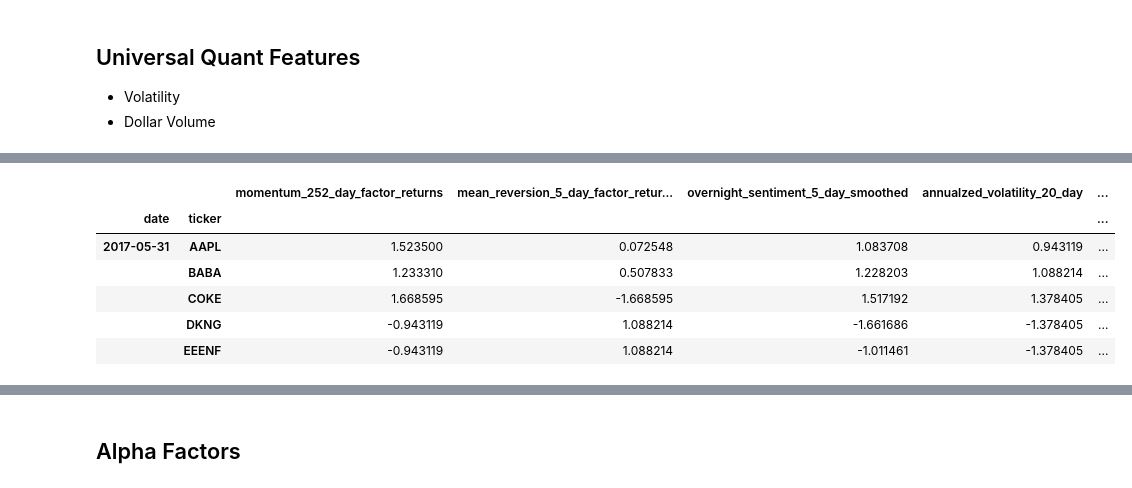
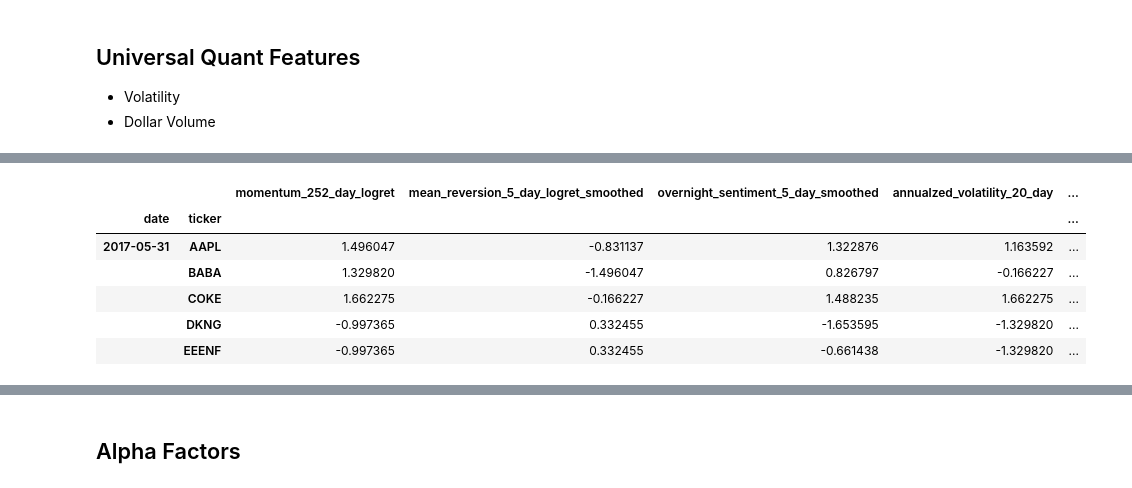
Before and after one commit to nmaiorana/svi-trading-tools, a Jupyter notebook: portfolio_analysis_ml.ipynb, the cells around one changed output, grey strips where cells are left out. Cells and saved outputs as stored; diff of their text form; code cells hidden in the pictures.

Commit message:
Adding Quant Alphas

```diff
--- a/portfolio_analysis_ml.ipynb
+++ b/portfolio_analysis_ml.ipynb
@@ -160,12 +160,14 @@ def generate_portfolio(investment_amount, stock_universe, price_histories, risk_
     optimal_weights['totalMarketValue'] = (optimal_weights['totalShares'] * optimal_weights['close'])
     return optimal_weights[(optimal_weights['totalShares'] > 0) & (optimal_weights['deltaShares'] != 0)].round(2)
 # %%
+from trading_functions import Data
+
 symbols_of_interest = ['MGM', 'PDYPF', 'NNXPF']
 # Hardcoded for now
-symbols_via_specific_criteria = ['AAPL', 'MSFT', 'GOOG', 'TSLA', 'COKE', 'IBM', 'BABA']
+symbols_via_specific_criteria = ['AAPL', 'MSFT', 'GOOG', 'TSLA', 'COKE', 'IBM', 'BABA', 'GMGMF']
 
 # Specific Portfolio Account
-account_portfolio_df = datafun.get_account_portfolio_data(td_ameritrade.parse_portfolios_list(), masked_account_number)
+account_portfolio_df = Data().get_account_portfolio_data(td_ameritrade.parse_portfolios_list(), masked_account_number)
 equity_investments_df = portfun.get_investments_by_type(account_portfolio_df, investment_type='EQUITY')
 symbols_from_account = list(equity_investments_df['symbol'].values)
 
@@ -216,9 +233,9 @@ import alphalens as al
 # %%
 all_factors = pd.concat(
 [
-    alpha_factors.momentum(price_histories, 252),
-    alpha_factors.mean_reversion_factor_returns_smoothed(price_histories, 5),
-    alpha_factors.overnight_sentiment_smoothed(price_histories, 5)
+    alpha_factors.FactorMomentum(price_histories, 252).demean().rank().zscore().for_al(),
+    alpha_factors.FactorMeanReversion(price_histories, 5).demean().rank().zscore().smoothed().rank().zscore().for_al(),
+    alpha_factors.OvernightSentiment(price_histories, 5).demean().rank().zscore().smoothed(10).rank().zscore().for_al()
 ], axis=1).dropna()
 all_factors.sort_index(inplace=True)
 
@@ -236,3 +253,12 @@ all_factors.head()
 
 - Volatility
 - Dollar Volume
+# %%
+all_factors = pd.concat(
+[
+    all_factors,
+    alpha_factors.AnnualizedVolatility(price_histories, 20).rank().zscore().for_al(),
+    alpha_factors.AnnualizedVolatility(price_histories, 120).rank().zscore().for_al()
+], axis=1).dropna()
+all_factors.sort_index(inplace=True)
+all_factors.head()
@@ -238,0 +273,9 @@ all_factors.head()
+# %%
+all_factors = pd.concat(
+[
+    all_factors,
+    alpha_factors.AverageDollarVolume(price_histories, 20).rank().zscore().for_al(),
+    alpha_factors.AverageDollarVolume(price_histories, 120).rank().zscore().for_al()
+], axis=1).dropna()
+all_factors.sort_index(inplace=True)
+all_factors.head()
@@ -239,20 +290,20 @@ all_factors.head()
 # %%
 all_factors = pd.concat(
 [
     all_factors,
-    alpha_factors.annualized_volatility(price_histories, 20),
-    alpha_factors.annualized_volatility(price_histories, 120)
+    alpha_factors.MarketDispersion(price_histories, 20).for_al(),
+    alpha_factors.MarketDispersion(price_histories, 120).for_al()
 ], axis=1).dropna()
 all_factors.sort_index(inplace=True)
 all_factors.head()
 # %% [output]
-|  |  | momentum_252_day_factor_returns | mean_reversion_5_day_factor_retur... | overnight_sentiment_5_day_smoothed | annualzed_volatility_20_day | ... |
+|  |  | momentum_252_day_logret | mean_reversion_5_day_logret_smoothed | overnight_sentiment_5_day_smoothed | annualzed_volatility_20_day | ... |
 | date | ticker |  |  |  |  | ... |
-| 2017-05-31 | AAPL | 1.523500 | 0.072548 | 1.083708 | 0.943119 | ... |
-|  | BABA | 1.233310 | 0.507833 | 1.228203 | 1.088214 | ... |
-|  | COKE | 1.668595 | -1.668595 | 1.517192 | 1.378405 | ... |
-|  | DKNG | -0.943119 | 1.088214 | -1.661686 | -1.378405 | ... |
-|  | EEENF | -0.943119 | 1.088214 | -1.011461 | -1.378405 | ... |
+| 2017-05-31 | AAPL | 1.496047 | -0.831137 | 1.322876 | 1.163592 | ... |
+|  | BABA | 1.329820 | -1.496047 | 0.826797 | -0.166227 | ... |
+|  | COKE | 1.662275 | -0.166227 | 1.488235 | 1.662275 | ... |
+|  | DKNG | -0.997365 | 0.332455 | -1.653595 | -1.329820 | ... |
+|  | EEENF | -0.997365 | 0.332455 | -0.661438 | -1.329820 | ... |
 # %%
 
 assets = all_factors.index.levels[1].values.tolist()
```
Also changed, not shown: parts of 6 cells of this notebook, 2 other files.
